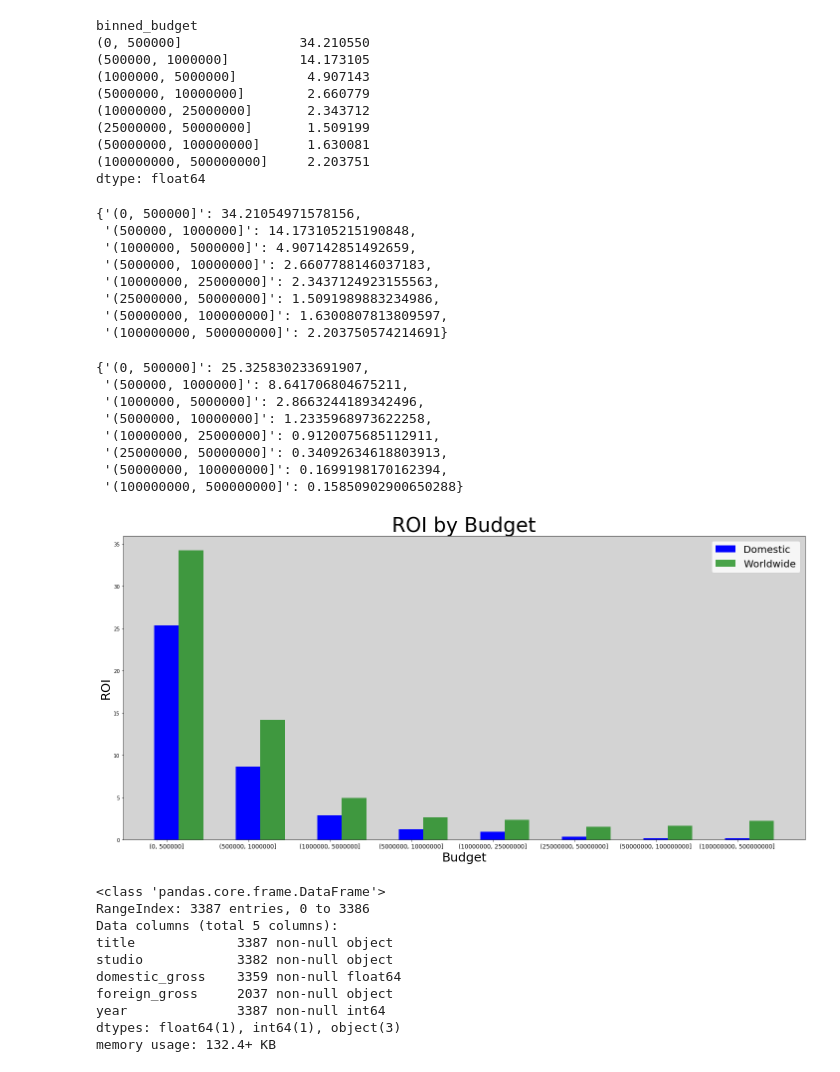
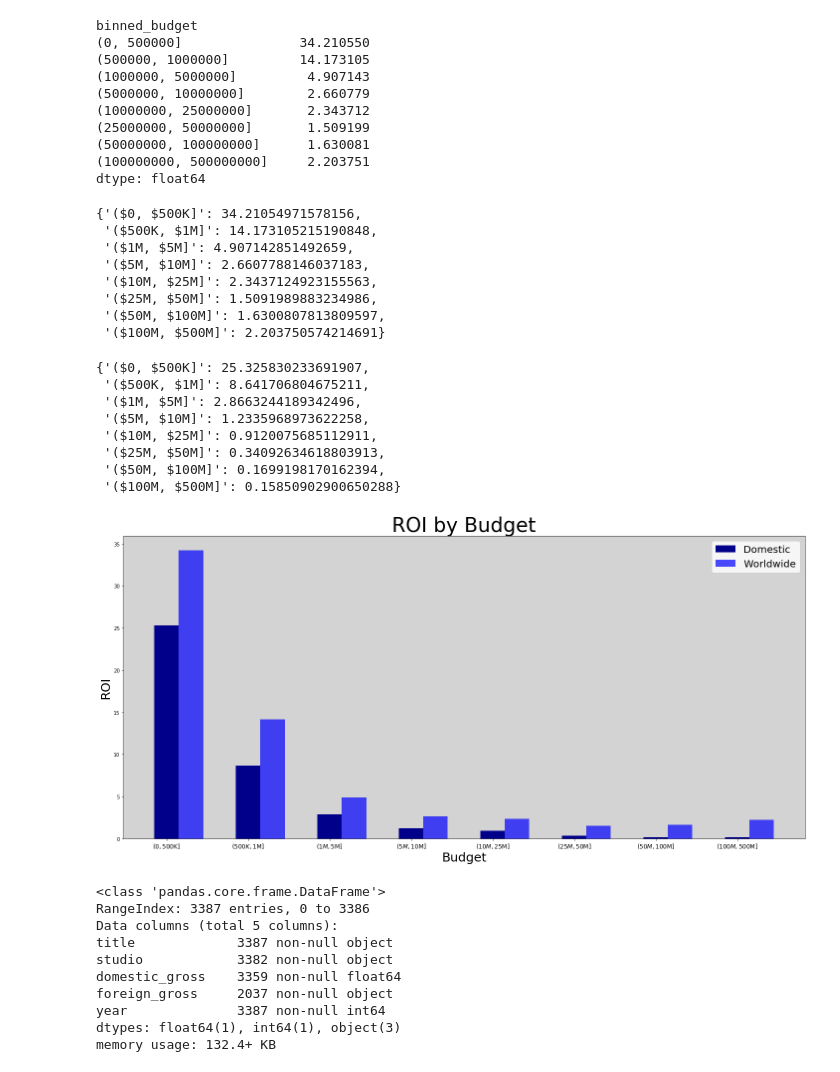
Before and after one commit to BenGeissel/Module_1_Project, a Jupyter notebook: Module_1_Project/Mod1Project_ben.ipynb, the cells around one changed output. Cells and saved outputs as stored; diff of their text form; code cells hidden in the pictures.

```diff
--- a/Module_1_Project/Mod1Project_ben.ipynb
+++ b/Module_1_Project/Mod1Project_ben.ipynb
@@ -262,51 +262,57 @@ binned_budget
 (50000000, 100000000]      1.630081
 (100000000, 500000000]     2.203751
 dtype: float64
+# %%
+bins_labels = ['($0, $500K]', '($500K, $1M]', '($1M, $5M]',
+               '($5M, $10M]', '($10M, $25M]', '($25M, $50M]',
+               '($50M, $100M]', '($100M, $500M]']
 # %%
 worldwide_roi_dict = {}
 for label in tmdb_budgets_worldwide_pivot_df.columns:
     worldwide_roi_dict[str(label)] = worldwide_roi_by_budget[label]
+worldwide_roi_dict = dict(zip(bins_labels, list(worldwide_roi_dict.values())))
 worldwide_roi_dict
 # %% [output]
-{'(0, 500000]': 34.21054971578156,
- '(500000, 1000000]': 14.173105215190848,
- '(1000000, 5000000]': 4.907142851492659,
- '(5000000, 10000000]': 2.6607788146037183,
- '(10000000, 25000000]': 2.3437124923155563,
- '(25000000, 50000000]': 1.5091989883234986,
- '(50000000, 100000000]': 1.6300807813809597,
- '(100000000, 500000000]': 2.203750574214691}
+{'($0, $500K]': 34.21054971578156,
+ '($500K, $1M]': 14.173105215190848,
+ '($1M, $5M]': 4.907142851492659,
+ '($5M, $10M]': 2.6607788146037183,
+ '($10M, $25M]': 2.3437124923155563,
+ '($25M, $50M]': 1.5091989883234986,
+ '($50M, $100M]': 1.6300807813809597,
+ '($100M, $500M]': 2.203750574214691}
 # %%
 domestic_roi_dict = {}
 for label in tmdb_budgets_domestic_pivot_df.columns:
     domestic_roi_dict[str(label)] = domestic_roi_by_budget[label]
+domestic_roi_dict = dict(zip(bins_labels, list(domestic_roi_dict.values())))
 domestic_roi_dict
 # %% [output]
-{'(0, 500000]': 25.325830233691907,
- '(500000, 1000000]': 8.641706804675211,
- '(1000000, 5000000]': 2.8663244189342496,
- '(5000000, 10000000]': 1.2335968973622258,
- '(10000000, 25000000]': 0.9120075685112911,
- '(25000000, 50000000]': 0.34092634618803913,
- '(50000000, 100000000]': 0.1699198170162394,
- '(100000000, 500000000]': 0.15850902900650288}
+{'($0, $500K]': 25.325830233691907,
+ '($500K, $1M]': 8.641706804675211,
+ '($1M, $5M]': 2.8663244189342496,
+ '($5M, $10M]': 1.2335968973622258,
+ '($10M, $25M]': 0.9120075685112911,
+ '($25M, $50M]': 0.34092634618803913,
+ '($50M, $100M]': 0.1699198170162394,
+ '($100M, $500M]': 0.15850902900650288}
 # %%
 fig = plt.figure(figsize=(20, 10))
 X = np.arange(len(domestic_roi_dict))
 ax = plt.subplot(111)
 ax.set_facecolor('lightgray')
-ax.bar(X, domestic_roi_dict.values(), width=0.3, color='b')
-ax.bar(X+0.3, worldwide_roi_dict.values(), width=0.3, color='g', alpha = .7)
+ax.bar(X, domestic_roi_dict.values(), width=0.3, color='darkblue')
+ax.bar(X+0.3, worldwide_roi_dict.values(), width=0.3, color='blue', alpha = .7)
 ax.legend(('Domestic','Worldwide'), fontsize = 20)
 plt.xticks(X, domestic_roi_dict.keys(), fontsize = 12)
 plt.title("ROI by Budget", fontsize=40)
 plt.ylabel('ROI', fontsize = 25)
 plt.xlabel('Budget', fontsize = 25)
 plt.tight_layout()
 plt.show()
 fig.savefig('tmdb_roi_budget.png')
 # %% [output]
-[figure, old version]
+[figure, new version]
 # %%
 bom_df.info()
 # %% [output]
```
Also changed, not shown: parts of 1 cell of this notebook, 3 other files.
